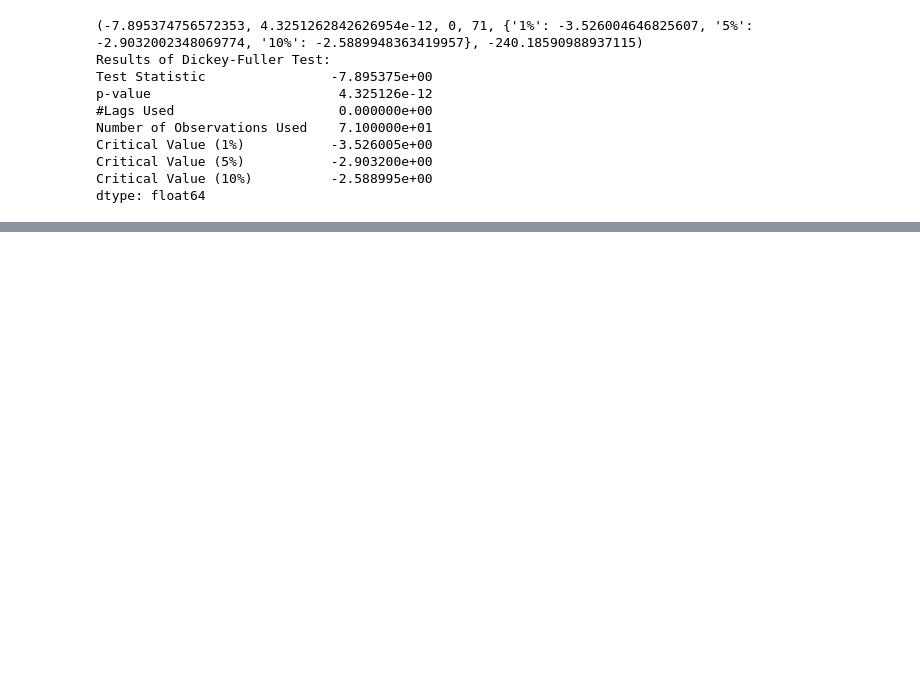
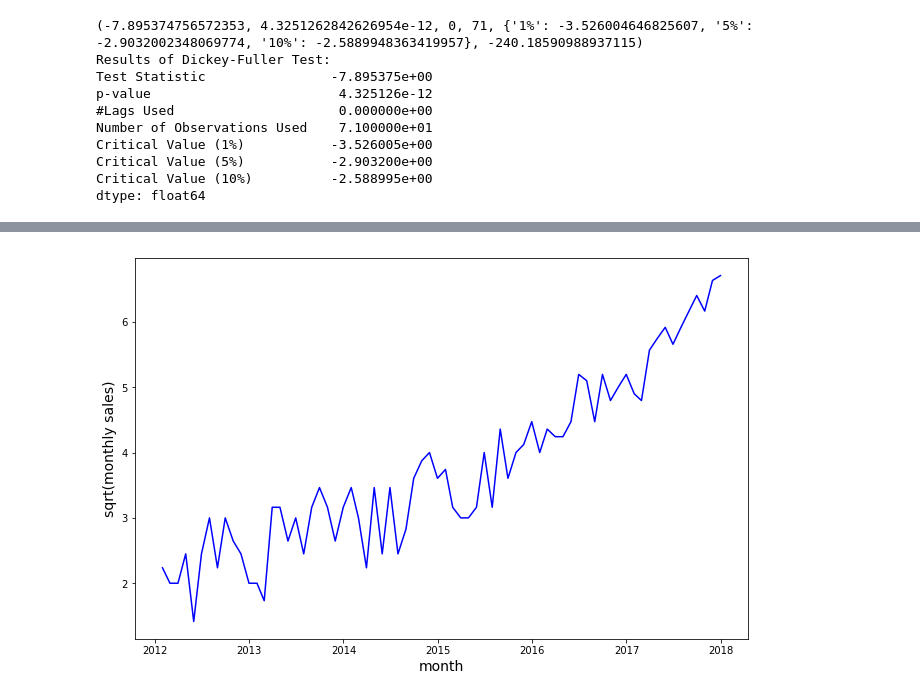
Before and after one commit to bartomolina/dscurriculum, a Jupyter notebook: m4/31.time series.ipynb, the cells around one changed output, grey strips where cells are left out. Saved outputs shown, nothing was run; the diff lists cells and outputs as text; code cells hidden in the pictures; blank space fills up the shorter version.

```diff
--- a/m4/31.time series.ipynb
+++ b/m4/31.time series.ipynb
@@ -136,0 +175,10 @@ dtype: float64
+# %%
+# there seems to be more heteroscedasticity in the model now. Let's look at what happens if you take the square root of this series
+data = pd.Series(np.sqrt(final_series), index=index)
+fig = plt.figure(figsize=(11,7))
+plt.plot(data, color="blue")
+plt.xlabel("month", fontsize=14)
+plt.ylabel("sqrt(monthly sales)", fontsize=14)
+plt.show()
+# %% [output]
+[figure, added]
```
Also changed, not shown: parts of 13 cells of this notebook.
